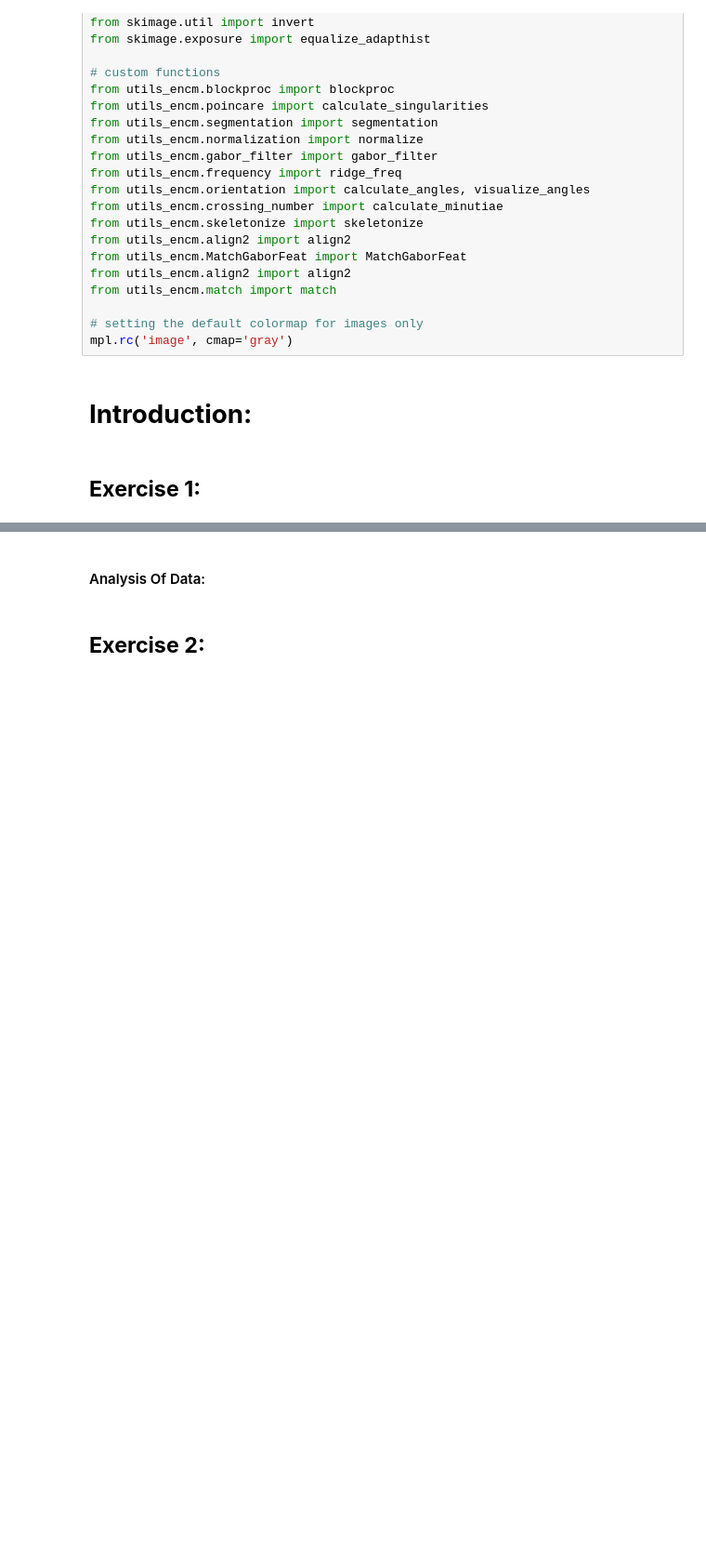
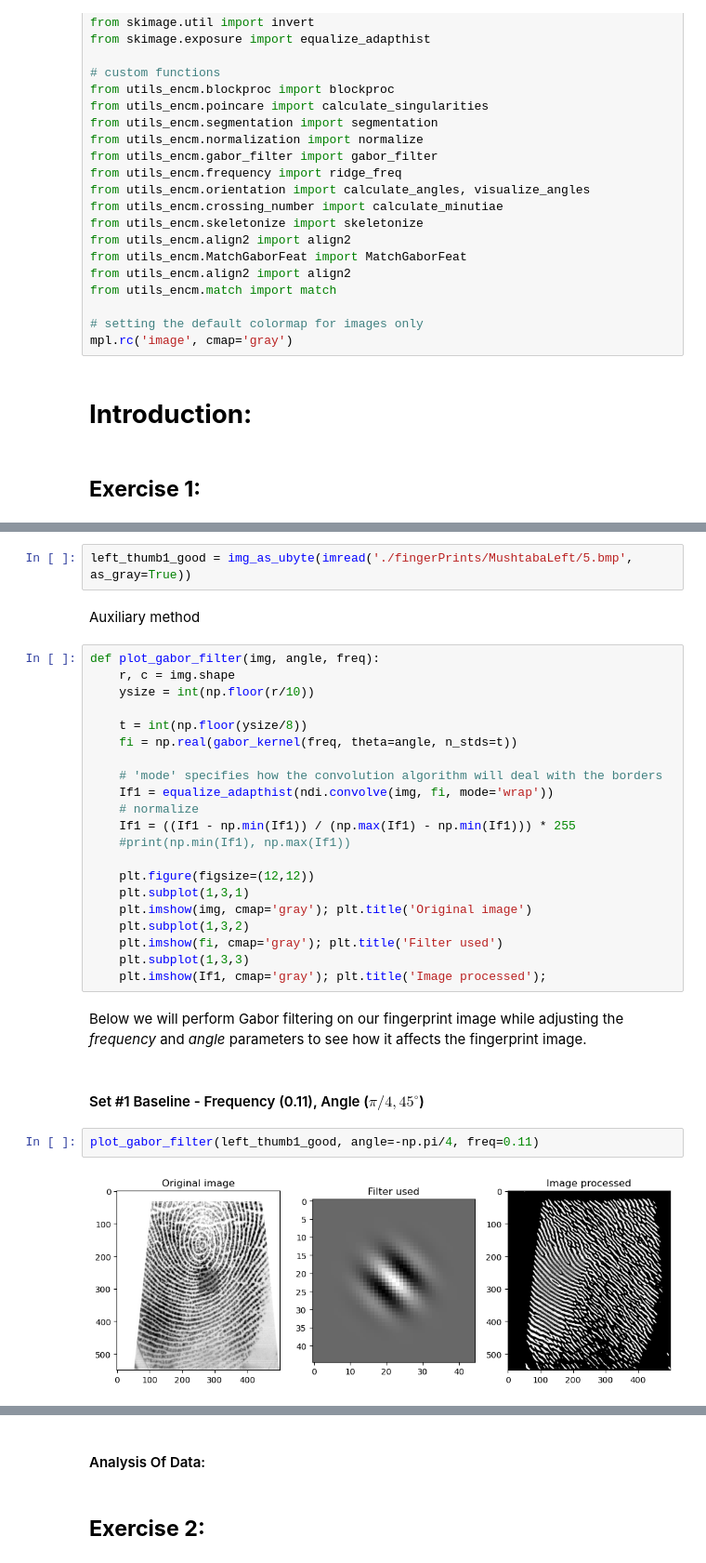
Before and after one commit to MushtabaA/ENCM509-Labs, a Jupyter notebook: Assignment 5/Lab05_Mushtaba_Al Yasseen_Usman_Khan_2024W.ipynb, the cells around one changed output, grey strips where cells are left out. Shown at 93% size. Drawn from its saved outputs; the diff is of its cells as text; blank space fills up the shorter version.

```diff
--- a/Assignment 5/Lab05_Mushtaba_Al Yasseen_Usman_Khan_2024W.ipynb
+++ b/Assignment 5/Lab05_Mushtaba_Al Yasseen_Usman_Khan_2024W.ipynb
@@ -58,0 +61,33 @@ mpl.rc('image', cmap='gray')
+# %%
+left_thumb1_good = img_as_ubyte(imread('./fingerPrints/MushtabaLeft/5.bmp', as_gray=True))
+# %% [markdown]
+Auxiliary method
+# %%
+def plot_gabor_filter(img, angle, freq):
+    r, c = img.shape
+    ysize = int(np.floor(r/10))
+
+    t = int(np.floor(ysize/8))
+    fi = np.real(gabor_kernel(freq, theta=angle, n_stds=t))
+
+    # 'mode' specifies how the convolution algorithm will deal with the borders
+    If1 = equalize_adapthist(ndi.convolve(img, fi, mode='wrap'))
+    # normalize
+    If1 = ((If1 - np.min(If1)) / (np.max(If1) - np.min(If1))) * 255
+    #print(np.min(If1), np.max(If1))
+
+    plt.figure(figsize=(12,12))
+    plt.subplot(1,3,1)
+    plt.imshow(img, cmap='gray'); plt.title('Original image')
+    plt.subplot(1,3,2)
+    plt.imshow(fi, cmap='gray'); plt.title('Filter used')
+    plt.subplot(1,3,3)
+    plt.imshow(If1, cmap='gray'); plt.title('Image processed');
+# %% [markdown]
+Below we will perform Gabor filtering on our fingerprint image while adjusting the _frequency_ and _angle_ parameters to see how it affects the fingerprint image.
+# %% [markdown]
+#### Set #1 Baseline - Frequency (0.11), Angle ($\pi/4, 45^{\circ }$)
+# %%
+plot_gabor_filter(left_thumb1_good, angle=-np.pi/4, freq=0.11)
+# %% [output]
+[figure, added]
```
Also changed, not shown: parts of 7 cells of this notebook.
